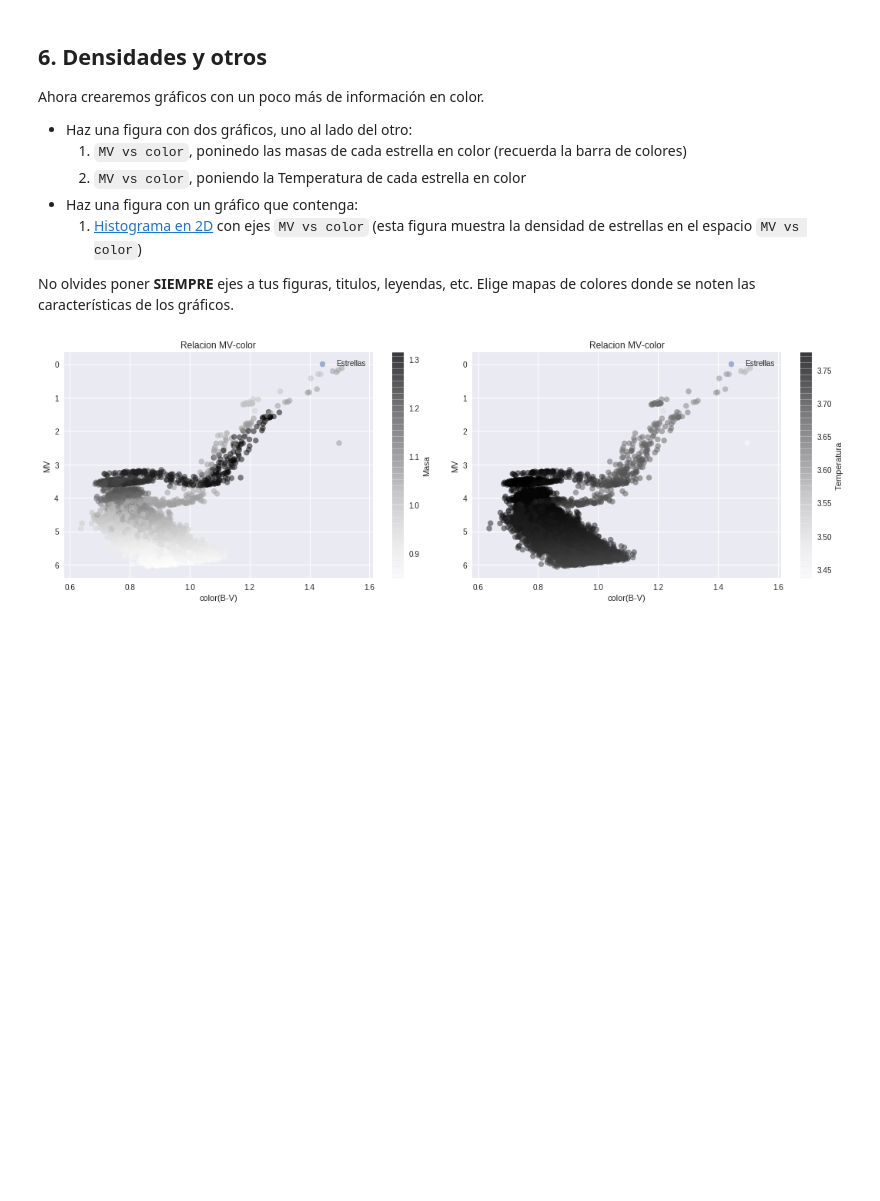
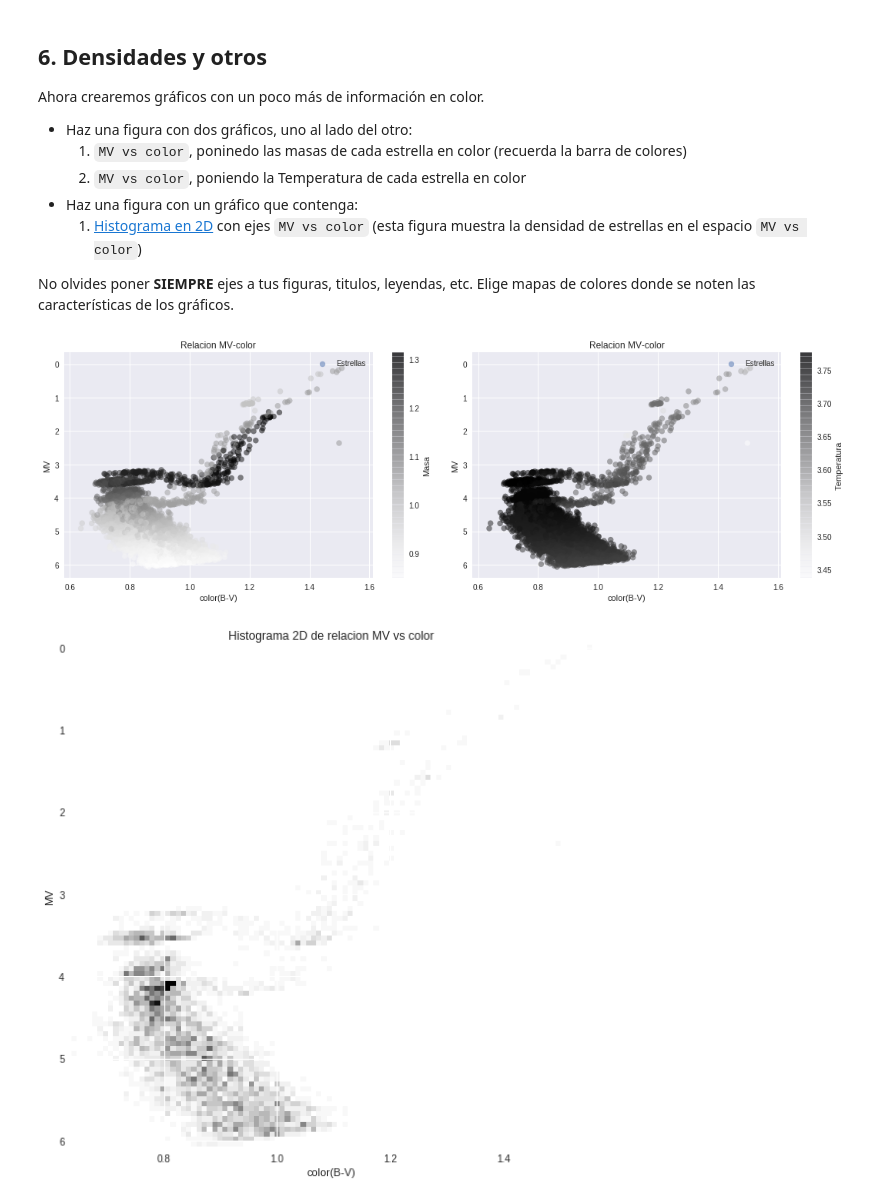
Before and after one commit to JoseJD7/minitarea2, a Jupyter notebook: minitarea2.ipynb, the cells around one changed output. Saved outputs shown, nothing was run; the diff lists cells and outputs as text; code cells hidden in the pictures; blank space fills up the shorter version.

```diff
--- a/minitarea2.ipynb
+++ b/minitarea2.ipynb
@@ -216,3 +216,13 @@ u.ax.set_ylabel('Temperatura')
 plt.tight_layout()
 # %% [output]
 [figure]
+# %%
+plt.figure(figsize=(8,8)) #tamaño plot.
+plt.hist2d(color, MV, bins=100) #creación del histograma 2D
+plt.gca().invert_yaxis()
+plt.xlabel('color(B-V)')
+plt.ylabel('MV')
+plt.title('Histograma 2D de relacion MV vs color')
+plt.tight_layout()
+# %% [output]
+[figure, added]
```
Also changed, not shown: parts of 2 cells of this notebook.
